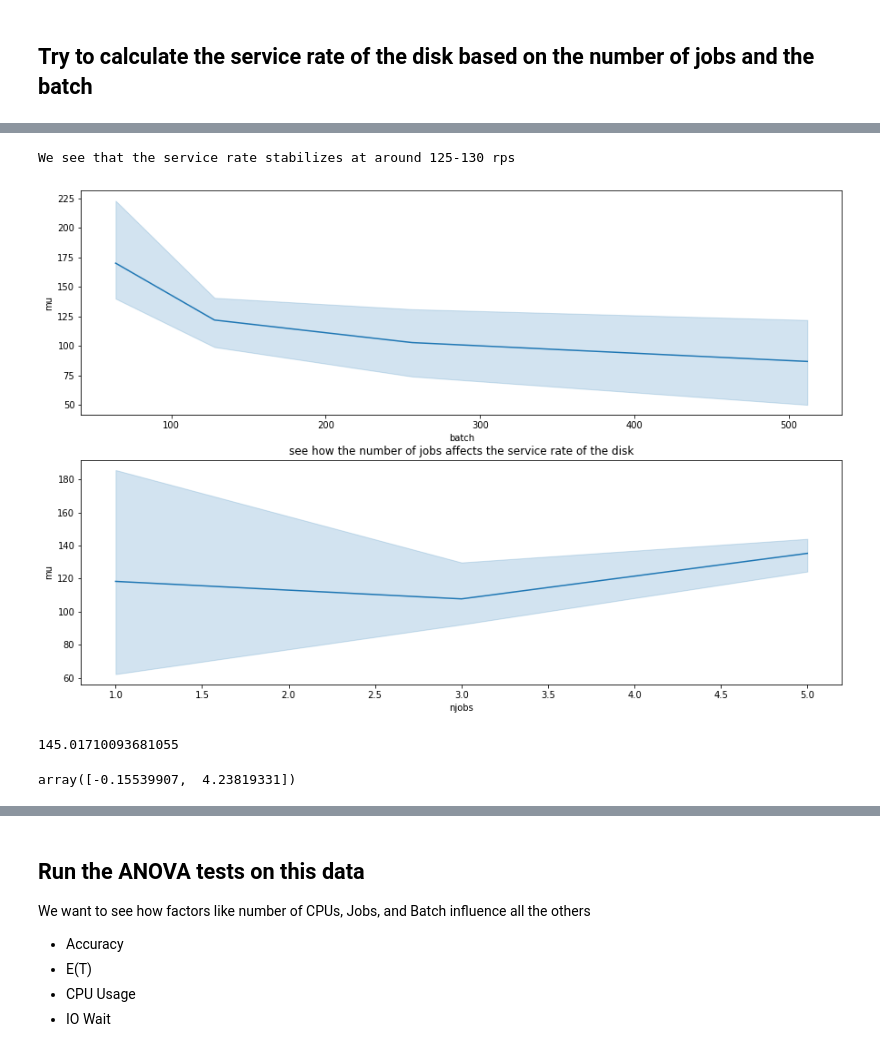
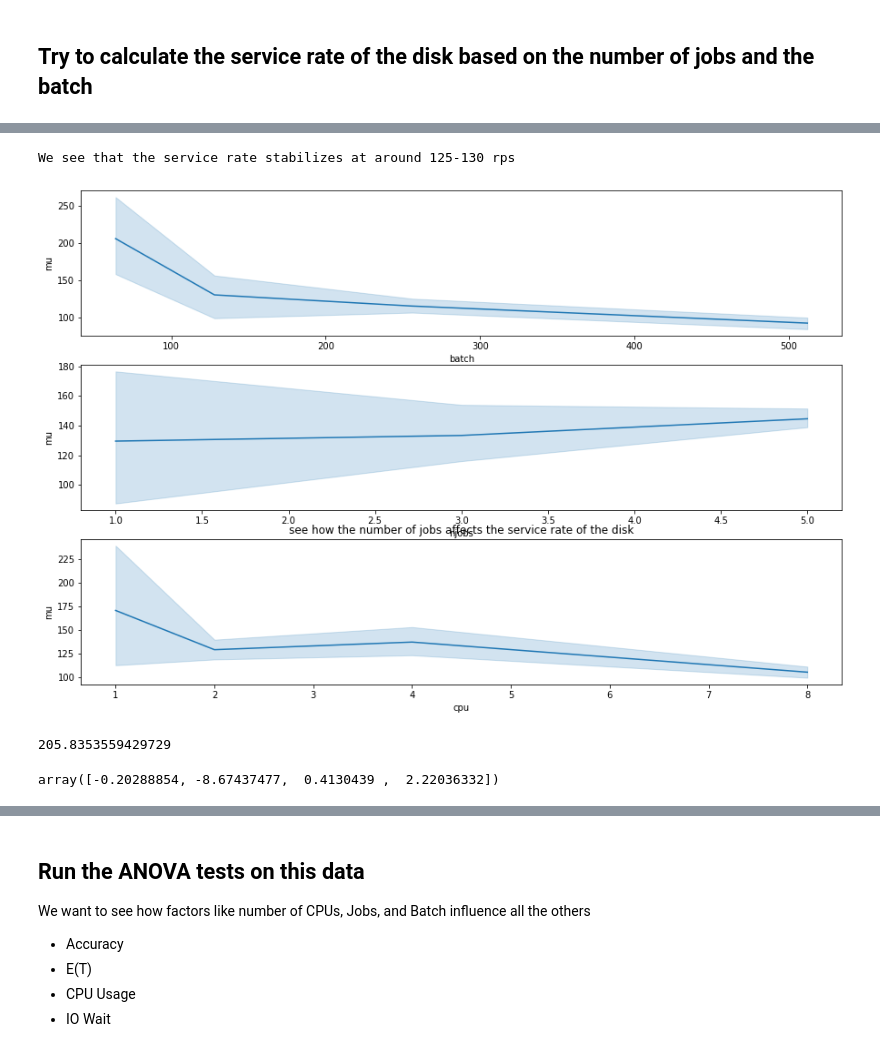
Before and after one commit to sharwinbobde/Courier-BigDL-Study, a Jupyter notebook: experiment-results.ipynb, the cells around one changed output, grey strips where cells are left out. Cells and saved outputs as stored; diff of their text form; code cells hidden in the pictures.

Commit message:
Finished merging data

```diff
--- a/experiment-results.ipynb
+++ b/experiment-results.ipynb
@@ -390,10 +358,10 @@ sns.barplot(x='batch', y='final_accuracy', hue='network', data=results_df, ax=ax
 # %%
 fig, (ax1, ax2, ax3, ax4) = plt.subplots(4, figsize=(15,15))
 
-sns.violinplot(x='njobs', y='cpu_mean', data=results_df, ax=ax1)
-sns.violinplot(x='cpu', y='cpu_mean', data=results_df, ax=ax2)
+sns.violinplot(x='njobs', y='cpu_mean', data=final_df, ax=ax1)
+sns.violinplot(x='cpu', y='cpu_mean', data=final_df, ax=ax2)
 
-results_df['processes'] = results_df['cpu'] * results_df['njobs']
-sns.barplot(x='processes', y='cpu_mean', hue='network', data=results_df, ax=ax3)
-sns.violinplot(x='batch', y='cpu_mean', hue = 'network', data=results_df, ax=ax4);
+final_df['processes'] = final_df['cpu'] * final_df['njobs']
+sns.barplot(x='processes', y='cpu_mean', hue='network', data=final_df, ax=ax3)
+sns.violinplot(x='batch', y='cpu_mean', hue = 'network', data=final_df, ax=ax4);
 # %% [output]
@@ -401,13 +369,13 @@ sns.violinplot(x='batch', y='cpu_mean', hue = 'network', data=results_df, ax=ax4
 # %%
 fig, (ax1, ax2, ax3, ax4) = plt.subplots(4, figsize=(15,15))
 
-sns.barplot(x='njobs', y='iowait_mean', data=results_df, ax=ax1)
-sns.barplot(x='cpu', y='iowait_mean', data=results_df, ax=ax2)
+sns.barplot(x='njobs', y='iowait_mean', data=final_df, ax=ax1)
+sns.barplot(x='cpu', y='iowait_mean', data=final_df, ax=ax2)
 
-results_df['processes'] = results_df['cpu'] * results_df['njobs']
-sns.lineplot(x='processes', y='iowait_mean', data=results_df, ax=ax3)
-sns.barplot(x='batch', y='iowait_mean', data=results_df, ax=ax4);
+final_df['processes'] = final_df['cpu'] * final_df['njobs']
+sns.barplot(x='processes', y='iowait_mean', data=final_df, ax=ax3)
+sns.barplot(x='batch', y='iowait_mean', data=final_df, ax=ax4);
 
 
-results_df.groupby('njobs').mean()
+final_df.groupby('njobs').mean()
 # %% [output]
@@ -528,28 +496,33 @@ num_examples = 60000
 num_epochs = 10
 
 # Surprisingly, the batch size doesn't influence cpu utilization??
-serv_df = results_df.groupby(['batch', 'njobs']).mean()
+serv_df = final_df.groupby(['batch', 'njobs']).mean()
 display(serv_df)
 
 mus = {
     'batch':[],
+    'cpu':[],
+    'processes':[],
     'njobs':[],
     'mu':[]
 }
 
-for (batch, njobs) , row in serv_df.iterrows():
+for i, row in final_df.iterrows():
     # Calculate the new numbers
-    l_disk = njobs * mu_cpu
+    l_disk = row.njobs * mu_cpu
     T = row.time
-    Nt = (num_examples/batch) * num_epochs
+    Nt = (num_examples/row.batch) * num_epochs
     mu_disk = (1/((T/Nt) - Tcpu)) + l_disk
 
-    mus['batch'].append(batch)
-    mus['njobs'].append(njobs)
+    mus['batch'].append(row.batch)
+    mus['cpu'].append(row.cpu)
+    mus['processes'].append(row.njobs * row.cpu)
+    mus['njobs'].append(row.njobs)
     mus['mu'].append(mu_disk)
 
 
 df_mu = pd.DataFrame(mus)
 
-df_mu
+display(df_mu)
+df_mu.groupby(['batch', 'njobs']).mean()
 # %% [output]
@@ -583,14 +570,15 @@ df_mu
 # %%
-f, (ax1, ax2) = plt.subplots(2, figsize=(15, 10))
+f, (ax1, ax2, ax3) = plt.subplots(3, figsize=(15, 10))
 
 plt.title('see how the number of jobs affects the service rate of the disk')
 sns.lineplot(x='batch', y='mu', data=df_mu, ax=ax1)
 sns.lineplot(x='njobs', y='mu', data=df_mu, ax=ax2)
+sns.lineplot(x='cpu', y='mu', data=df_mu, ax=ax3)
 
 print('We see that the service rate stabilizes at around 125-130 rps')
 # %% [output]
 We see that the service rate stabilizes at around 125-130 rps
-[figure, old version]
+[figure, new version]
 # %%
 # Try to fit a linear regression
 
@@ -599,7 +587,7 @@ from sklearn.metrics import mean_squared_error
 
 
 # print((X[:,0]**2).shape)
-X = df_mu[['batch', 'njobs']].values
+X = df_mu[['batch', 'cpu', 'processes', 'njobs']].values
 # print((X[:,0]**2).shape)
 # X = np.hstack((X, (X[:,0]**2).reshape(-1,1), (X[:,1]**2).reshape(-1,1)))
 
@@ -613,14 +601,14 @@ display(l.intercept_, l.coef_)
 
 # get the parameters
 
-coef_batch, coef_jobs = l.coef_
+coef_batch, coef_cpu, coef_proc, coef_jobs = l.coef_
 intercept = l.intercept_
 
 
 # mean_squared_error(y_pred, df_mu['mu'])
 # %% [output]
-145.01710093681055
+205.8353559429729
-array([-0.15539907,  4.23819331])
+array([-0.20288854, -8.67437477,  0.4130439 ,  2.22036332])
 # %%
 def get_mu_disk(batch, jobs):
     return coef_batch * batch + coef_jobs * jobs  + intercept
```
Also changed, not shown: parts of 35 cells of this notebook.
